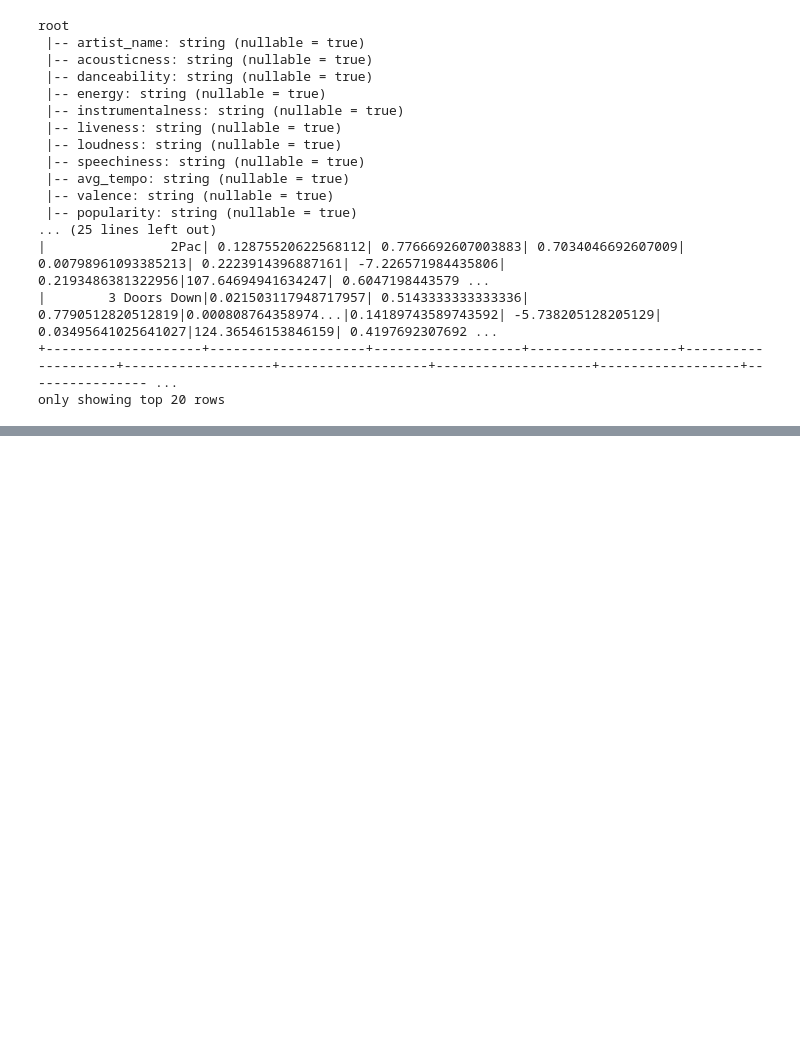
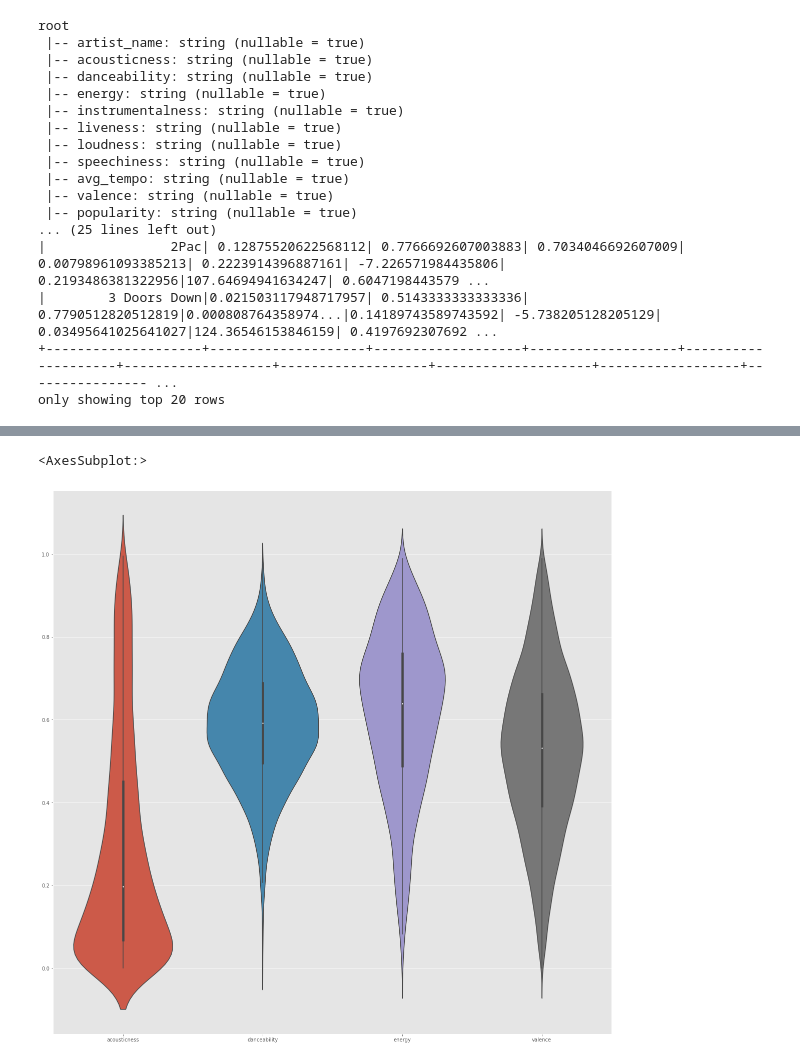
Before and after one commit to lukeschroder/capstone1, a Jupyter notebook: notebooks/spark_eda.ipynb, the cells around one changed output, grey strips where cells are left out. Cells and saved outputs as stored; diff of their text form; code cells hidden in the pictures; blank space fills up the shorter version.

```diff
--- a/notebooks/spark_eda.ipynb
+++ b/notebooks/spark_eda.ipynb
@@ -407,0 +548,3 @@ for idx, axs in enumerate(ax.flatten()):
+# %%
+violin_data = top_s.iloc[:,1:5]
+violin_data.head()
@@ -407,0 +558,6 @@ for idx, axs in enumerate(ax.flatten()):
+# %%
+fig, ax = plt.subplots(figsize=(20,20))
+sns.violinplot(data=violin_data, ax=ax)
+# %% [output]
+<AxesSubplot:>
+[figure, added]
```
Also changed, not shown: parts of 22 cells of this notebook, 12 other files.
